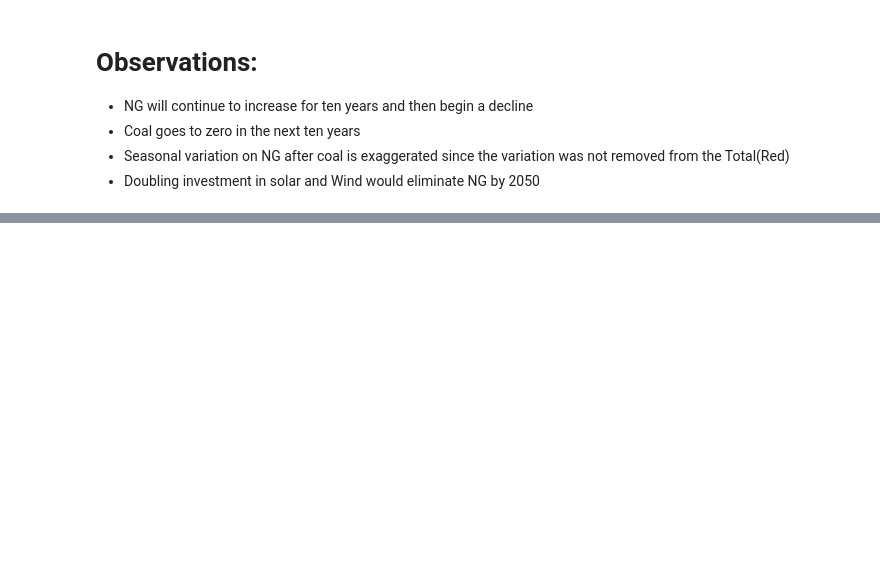
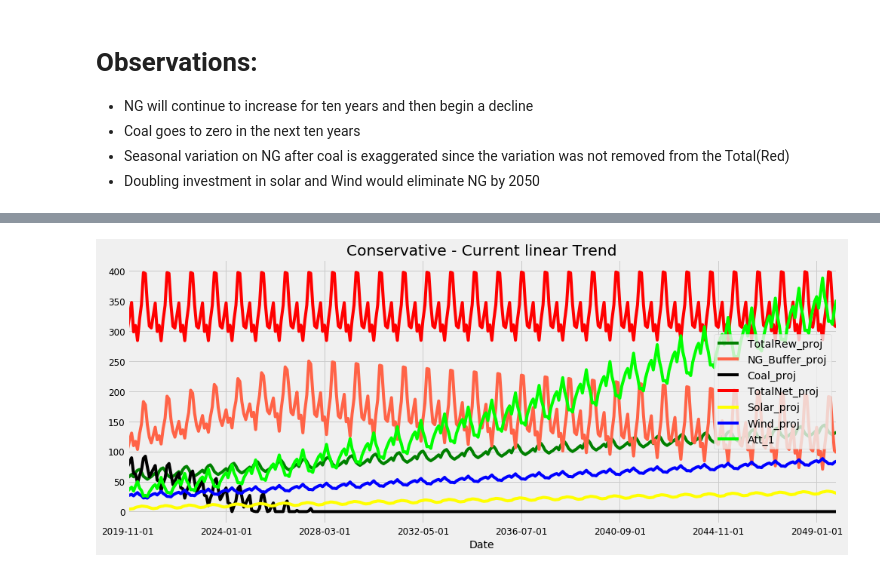
Before and after one commit to Hawkeye3D/Project-3-, a Jupyter notebook: static/python/Analysis 4 - MultiVariate ML.ipynb, the cells around one changed output, grey strips where cells are left out. Cells and saved outputs as stored; diff of their text form; code cells hidden in the pictures; blank space fills up the shorter version.

```diff
--- a/static/python/Analysis 4 - MultiVariate ML.ipynb
+++ b/static/python/Analysis 4 - MultiVariate ML.ipynb
@@ -746,0 +733,4 @@ list(final)
+# %%
+df_combined_proj['Att_1'] = (Wind_proj **2)/20
+attempt_1 = df_combined_proj['Att_1']
+df_combined_proj['attempt_diff'] = attempt_1-Wind_proj
@@ -746,0 +747,16 @@ list(final)
+# %%
+att = [renew_proj, NG_Buffer_proj, Coal_proj,Total_Net_proj,Solar_proj,Wind_proj,attempt_1]
+
+colors = ['green', 'tomato', 'black','red','yellow','blue','lime']
+c=0
+
+for i in att:
+    i.plot(figsize=(15, 6),color=colors[c])
+# #     i.plot()
+    plt.legend(loc='right')
+    plt.title("Conservative - Current linear Trend")
+    c=c+1
+plt.savefig(baseimgdir + 'NGBuffered_proj.png')
+plt.show()
+# %% [output]
+[figure, added]
```
Also changed, not shown: parts of 9 cells of this notebook, 1 other file.
